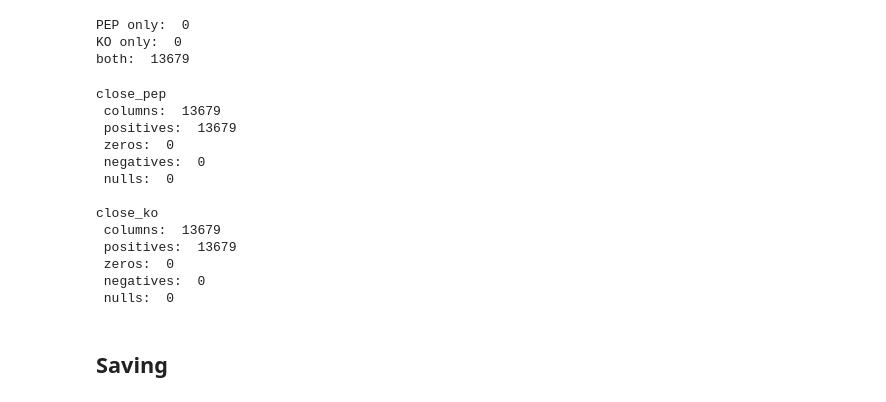
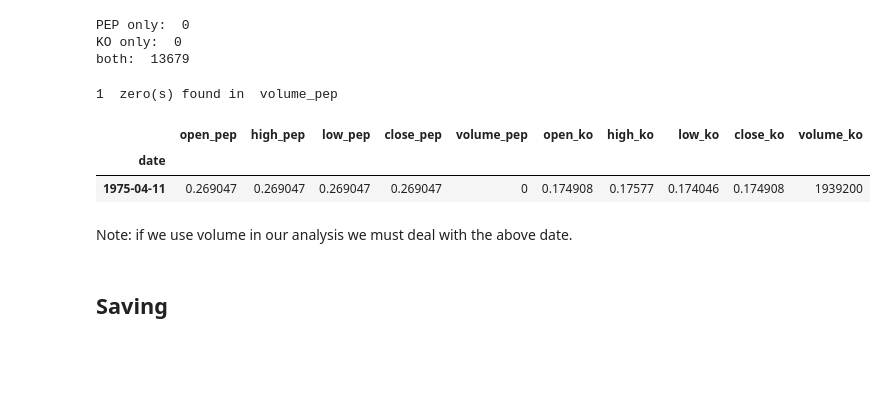
Before and after one commit to BenJonesData/pairs-trading-regime-stability, a Jupyter notebook: notebooks/01_data_pull.ipynb, the cells around one changed output. Saved outputs shown, nothing was run; the diff lists cells and outputs as text; code cells hidden in the pictures; blank space fills up the shorter version.

Commit message:
add further completeness checks and document

```diff
--- a/notebooks/01_data_pull.ipynb
+++ b/notebooks/01_data_pull.ipynb
@@ -110,30 +116,5 @@ print("both: ", sum(df_merged['_merge'] == 'both'))
 PEP only:  0
 KO only:  0
 both:  13679
-# %%
-def invalid_checks(df, column):
-    print(column,
-          "\n columns: ", len(df_merged[column]),
-          "\n positives: ", sum(df_merged[column]>0),
-          "\n zeros: ", sum(df_merged[column]==0),
-          "\n negatives: ", sum(df_merged[column]<0),
-          "\n nulls: ", sum(df_merged[column].isna()),
-          "\n"
-          )
-
-invalid_checks(df_merged, "close_pep")
-invalid_checks(df_merged, "close_ko")
-# %% [output]
-close_pep
- columns:  13679
- positives:  13679
- zeros:  0
- negatives:  0
- nulls:  0
-
-close_ko
- columns:  13679
- positives:  13679
- zeros:  0
- negatives:  0
- nulls:  0
+# %%
+df_merged.drop(columns="_merge", inplace=True)
@@ -140,3 +141,15 @@ close_ko
+# %%
+completeness_check(df_merged)
+# %% [output]
+1  zero(s) found in  volume_pep
+# %%
+df_merged[df_merged['volume_pep'] == 0]
+# %% [output]
+|  | open_pep | high_pep | low_pep | close_pep | volume_pep | open_ko | high_ko | low_ko | close_ko | volume_ko |
+| date |  |  |  |  |  |  |  |  |  |  |
+| 1975-04-11 | 0.269047 | 0.269047 | 0.269047 | 0.269047 | 0 | 0.174908 | 0.17577 | 0.174046 | 0.174908 | 1939200 |
+# %% [markdown]
+Note: if we use volume in our analysis we must deal with the above date.
 # %% [markdown]
 ## Saving
 # %%
```
Also changed, not shown: parts of 9 cells of this notebook, 1 other file.
